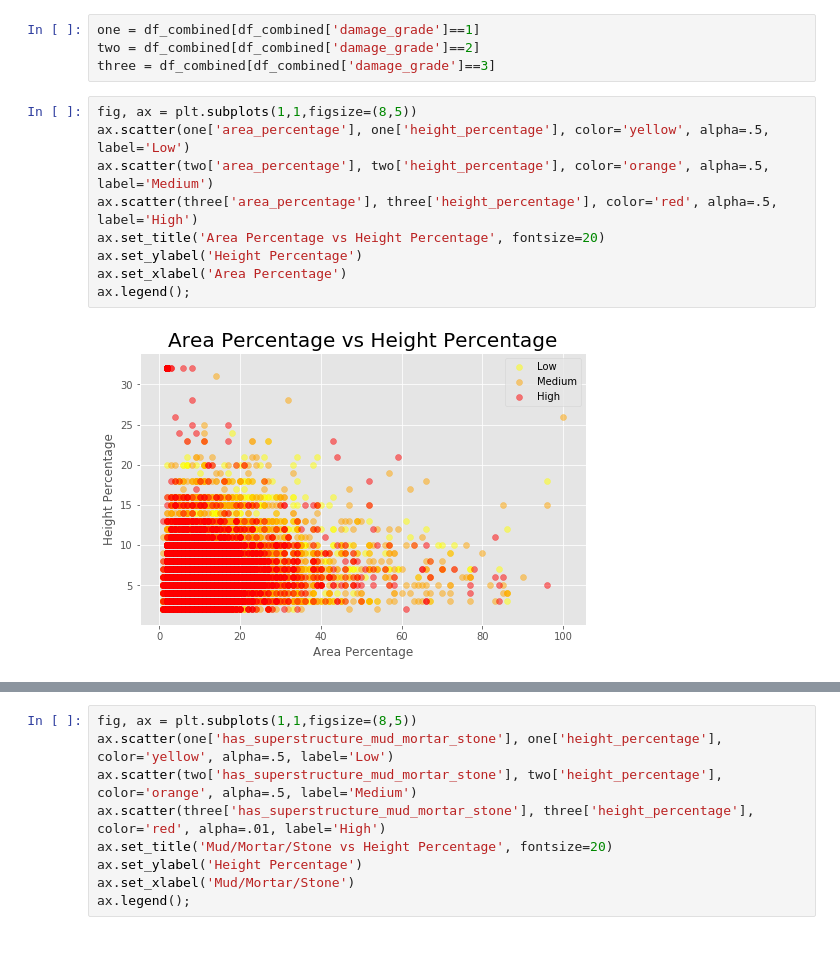
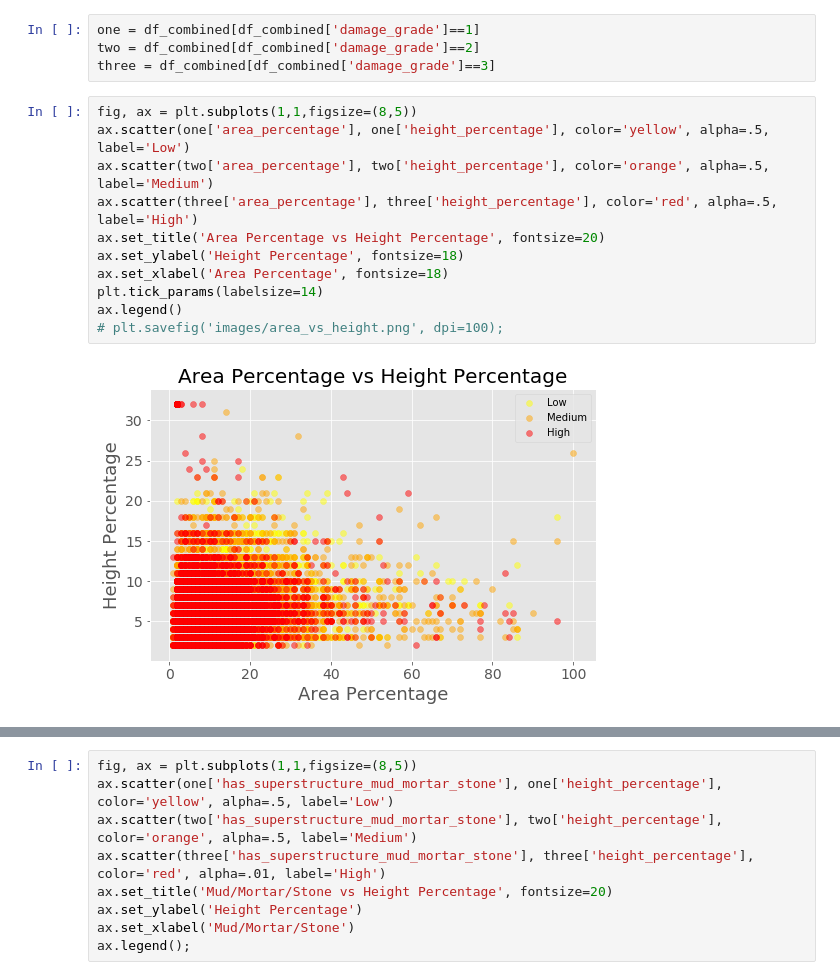
Before and after one commit to rumbelievable/earthquake_predictor, a Jupyter notebook: notebooks/eda.ipynb, the cells around one changed output, grey strips where cells are left out. Cells and saved outputs as stored; diff of their text form; blank space fills up the shorter version.

```diff
--- a/notebooks/eda.ipynb
+++ b/notebooks/eda.ipynb
@@ -224,14 +224,16 @@ three = df_combined[df_combined['damage_grade']==3]
 # %%
 fig, ax = plt.subplots(1,1,figsize=(8,5))
 ax.scatter(one['area_percentage'], one['height_percentage'], color='yellow', alpha=.5, label='Low')
 ax.scatter(two['area_percentage'], two['height_percentage'], color='orange', alpha=.5, label='Medium')
 ax.scatter(three['area_percentage'], three['height_percentage'], color='red', alpha=.5, label='High')
 ax.set_title('Area Percentage vs Height Percentage', fontsize=20)
-ax.set_ylabel('Height Percentage')
-ax.set_xlabel('Area Percentage')
-ax.legend();
+ax.set_ylabel('Height Percentage', fontsize=18)
+ax.set_xlabel('Area Percentage', fontsize=18)
+plt.tick_params(labelsize=14)
+ax.legend()
+# plt.savefig('images/area_vs_height.png', dpi=100);
 # %% [output]
-[figure, old version]
+[figure, new version]
 # %%
 fig, ax = plt.subplots(1,1,figsize=(8,5))
 ax.scatter(one['count_floors_pre_eq'], one['area_percentage'], color='yellow', alpha=.5, label='Low')
```
Also changed, not shown: parts of 29 cells of this notebook, 1 other file.
